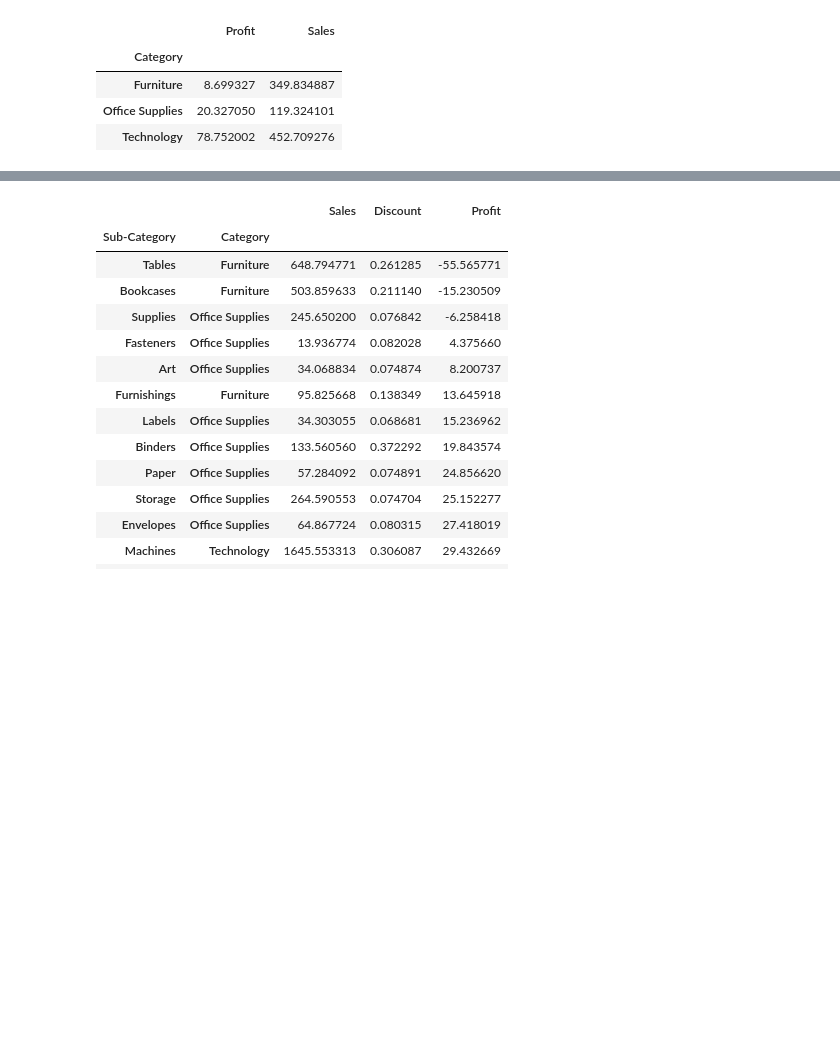
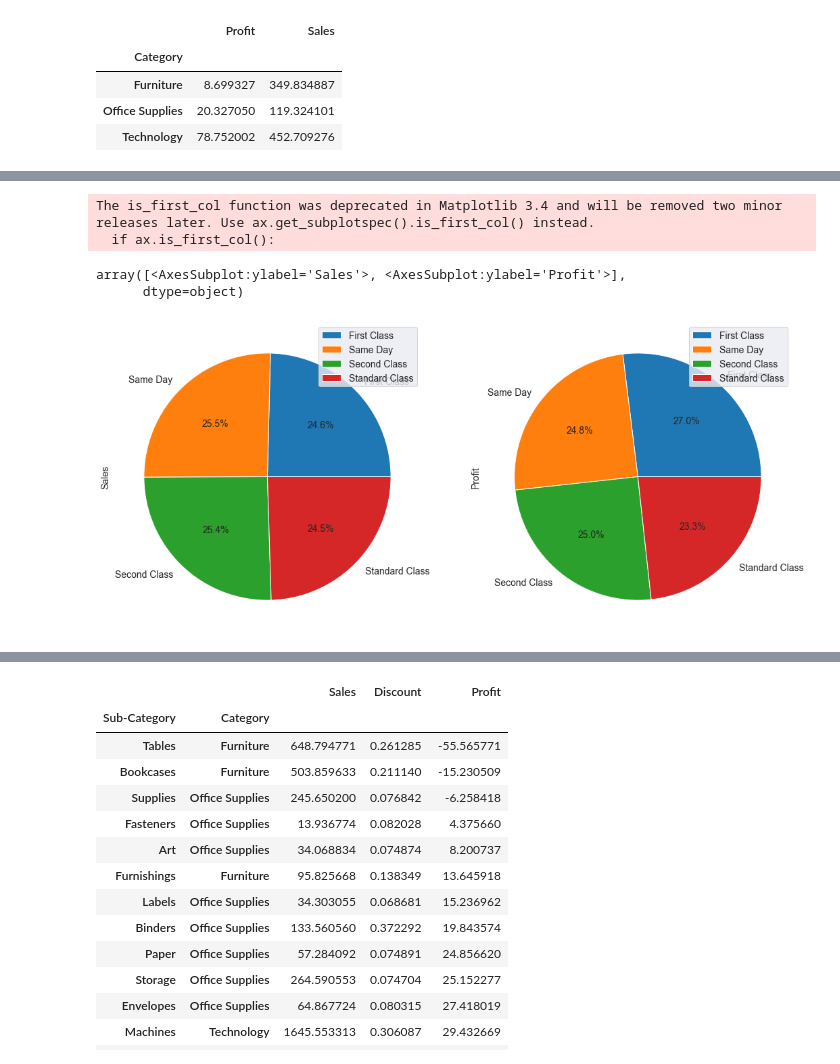
Before and after one commit to snehamaiti/SuperStore-Analysis, a Jupyter notebook: SuperStore.ipynb, the cells around one changed output, grey strips where cells are left out. Cells and saved outputs as stored; diff of their text form; code cells hidden in the pictures; blank space fills up the shorter version.

```diff
--- a/SuperStore.ipynb
+++ b/SuperStore.ipynb
@@ -91,0 +93,3 @@ The Graph Shows the Average Sales And Average Profit Of Different Categories
+# %%
+Ship_mode = df.groupby(['Ship Mode'])[['Sales', 'Profit']].mean()
+Ship_mode
@@ -91,0 +103,8 @@ The Graph Shows the Average Sales And Average Profit Of Different Categories
+# %%
+Ship_mode.plot.pie(subplots=True,figsize=(18, 20),  autopct='%1.1f%%', labels = Ship_mode.index)
+# %% [output]
+The is_first_col function was deprecated in Matplotlib 3.4 and will be removed two minor releases later. Use ax.get_subplotspec().is_first_col() instead.
+  if ax.is_first_col():
+array([<AxesSubplot:ylabel='Sales'>, <AxesSubplot:ylabel='Profit'>],
+      dtype=object)
+[figure, added]
```
Also changed, not shown: parts of 24 cells of this notebook.
